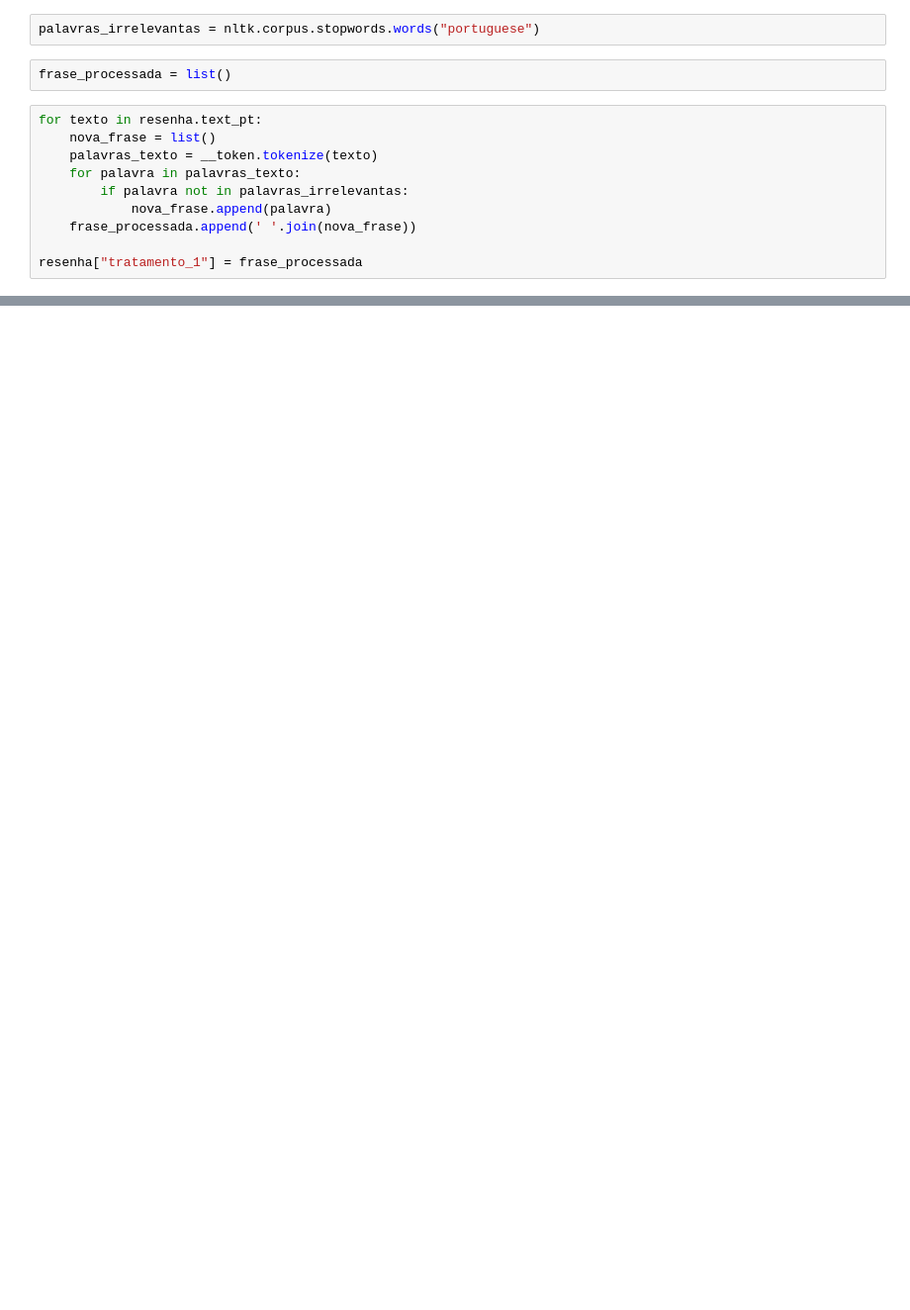
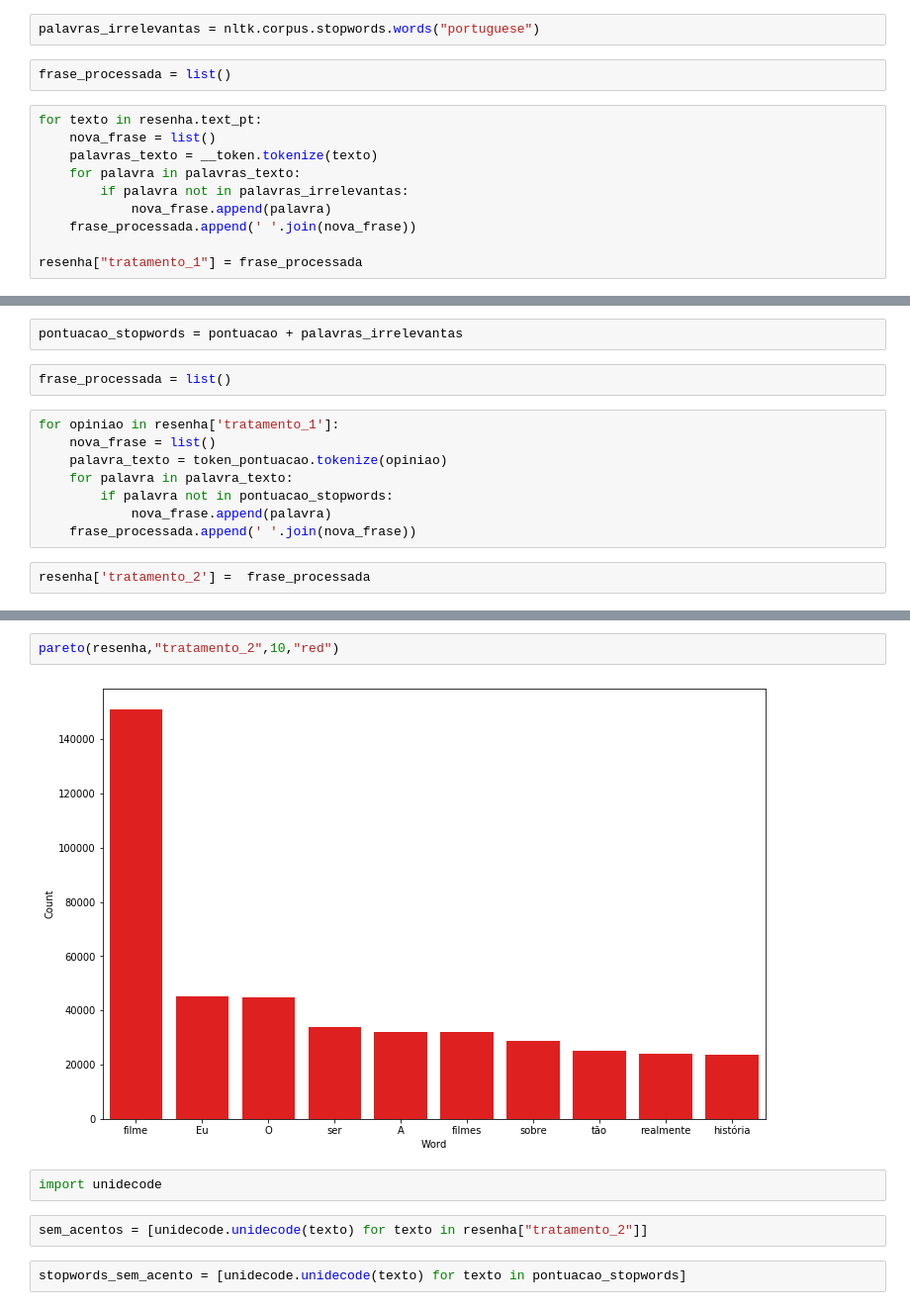
Before and after one commit to MarceloDaLuz/nlp, a Jupyter notebook: alura_nlp.ipynb, the cells around one changed output, grey strips where cells are left out. Shown at 99% size. Saved outputs shown, nothing was run; the diff lists cells and outputs as text; blank space fills up the shorter version.

```diff
--- a/alura_nlp.ipynb
+++ b/alura_nlp.ipynb
@@ -150,0 +293,14 @@ palavras_irrelevantas
+# %%
+pontuacao_stopwords = pontuacao + palavras_irrelevantas
+# %%
+frase_processada = list()
+# %%
+for opiniao in resenha['tratamento_1']:
+    nova_frase = list()
+    palavra_texto = token_pontuacao.tokenize(opiniao)
+    for palavra in palavra_texto:
+        if palavra not in pontuacao_stopwords:
+            nova_frase.append(palavra)
+    frase_processada.append(' '.join(nova_frase))
+# %%
+resenha['tratamento_2'] =  frase_processada
@@ -150,0 +316,10 @@ palavras_irrelevantas
+# %%
+pareto(resenha,"tratamento_2",10,"red")
+# %% [output]
+[figure, added]
+# %%
+import unidecode
+# %%
+sem_acentos = [unidecode.unidecode(texto) for texto in resenha["tratamento_2"]]
+# %%
+stopwords_sem_acento = [unidecode.unidecode(texto) for texto in pontuacao_stopwords]
```
Also changed, not shown: parts of 59 cells of this notebook.
